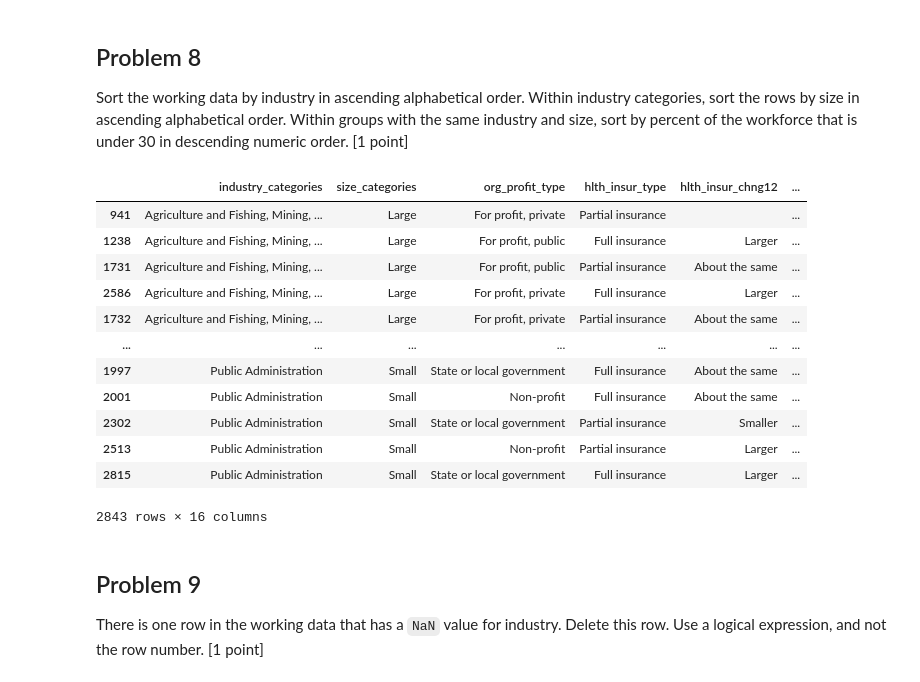
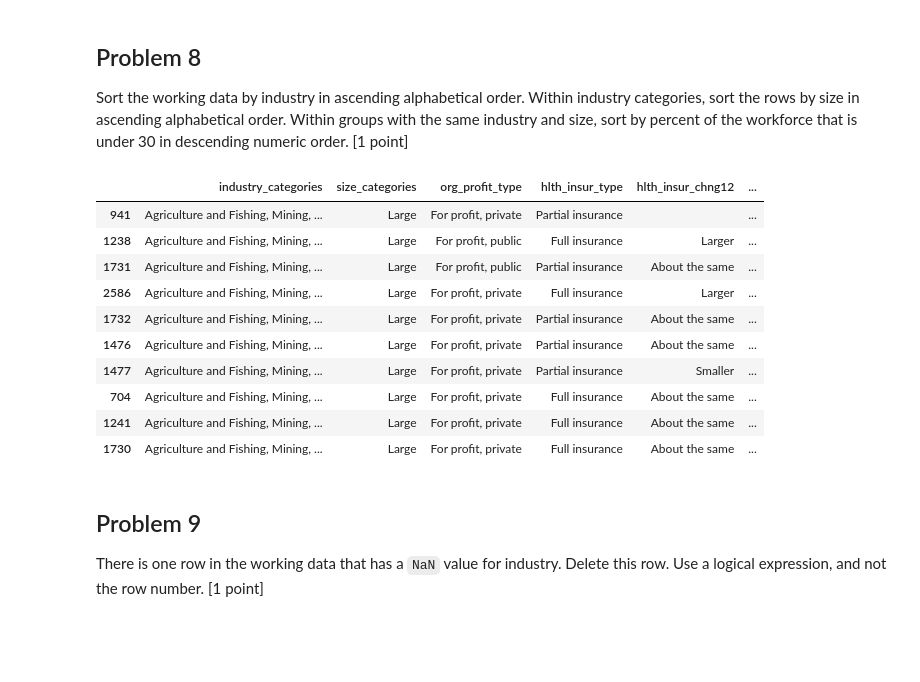
Before and after one commit to allaccountstaken/surfing_data_pipeline, a Jupyter notebook: M8/labassignment8.ipynb, the cells around one changed output. Cells and saved outputs as stored; diff of their text form; code cells hidden in the pictures; blank space fills up the shorter version.

```diff
--- a/M8/labassignment8.ipynb
+++ b/M8/labassignment8.ipynb
@@ -269,21 +269,19 @@ working_version.head()
 Sort the working data by industry in ascending alphabetical order. Within industry categories, sort the rows by size in ascending alphabetical order. Within groups with the same industry and size, sort by percent of the workforce that is under 30 in descending numeric order. [1 point]
 # %%
 working_version.sort_values(['industry_categories', 'size_categories', '%empls_under_30'],
-                            ascending = [True, True, False])
+                            ascending = [True, True, False]).head(10)
 # %% [output]
 |  | industry_categories | size_categories | org_profit_type | hlth_insur_type | hlth_insur_chng12 | ... |
 | 941 | Agriculture and Fishing, Mining, ... | Large | For profit, private | Partial insurance |  | ... |
 | 1238 | Agriculture and Fishing, Mining, ... | Large | For profit, public | Full insurance | Larger | ... |
 | 1731 | Agriculture and Fishing, Mining, ... | Large | For profit, public | Partial insurance | About the same | ... |
 | 2586 | Agriculture and Fishing, Mining, ... | Large | For profit, private | Full insurance | Larger | ... |
 | 1732 | Agriculture and Fishing, Mining, ... | Large | For profit, private | Partial insurance | About the same | ... |
-| ... | ... | ... | ... | ... | ... | ... |
-| 1997 | Public Administration | Small | State or local government | Full insurance | About the same | ... |
-| 2001 | Public Administration | Small | Non-profit | Full insurance | About the same | ... |
-| 2302 | Public Administration | Small | State or local government | Partial insurance | Smaller | ... |
-| 2513 | Public Administration | Small | Non-profit | Partial insurance | Larger | ... |
-| 2815 | Public Administration | Small | State or local government | Full insurance | Larger | ... |
+| 1476 | Agriculture and Fishing, Mining, ... | Large | For profit, private | Partial insurance | About the same | ... |
+| 1477 | Agriculture and Fishing, Mining, ... | Large | For profit, private | Partial insurance | Smaller | ... |
+| 704 | Agriculture and Fishing, Mining, ... | Large | For profit, private | Full insurance | About the same | ... |
+| 1241 | Agriculture and Fishing, Mining, ... | Large | For profit, private | Full insurance | About the same | ... |
+| 1730 | Agriculture and Fishing, Mining, ... | Large | For profit, private | Full insurance | About the same | ... |
-2843 rows × 16 columns
 # %% [markdown]
 ## Problem 9
 There is one row in the working data that has a `NaN` value for industry. Delete this row. Use a logical expression, and not the row number. [1 point]
```
Also changed, not shown: parts of 8 cells of this notebook.
